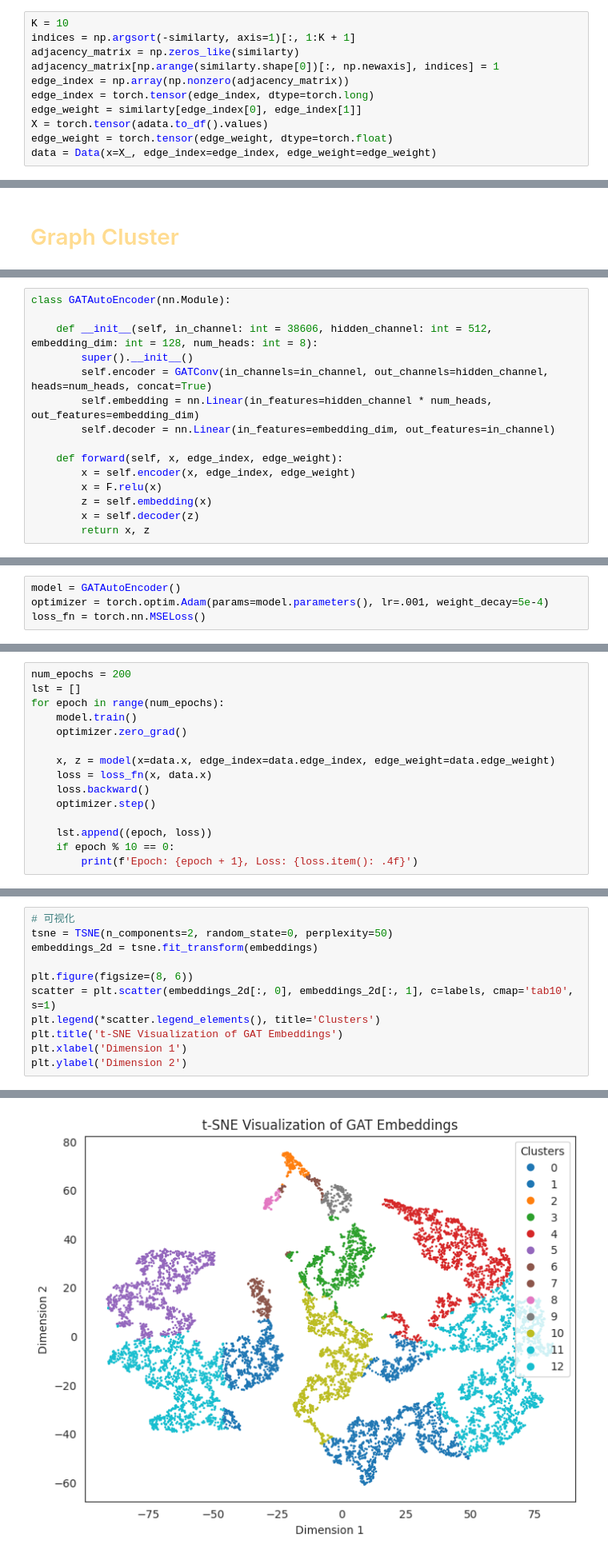
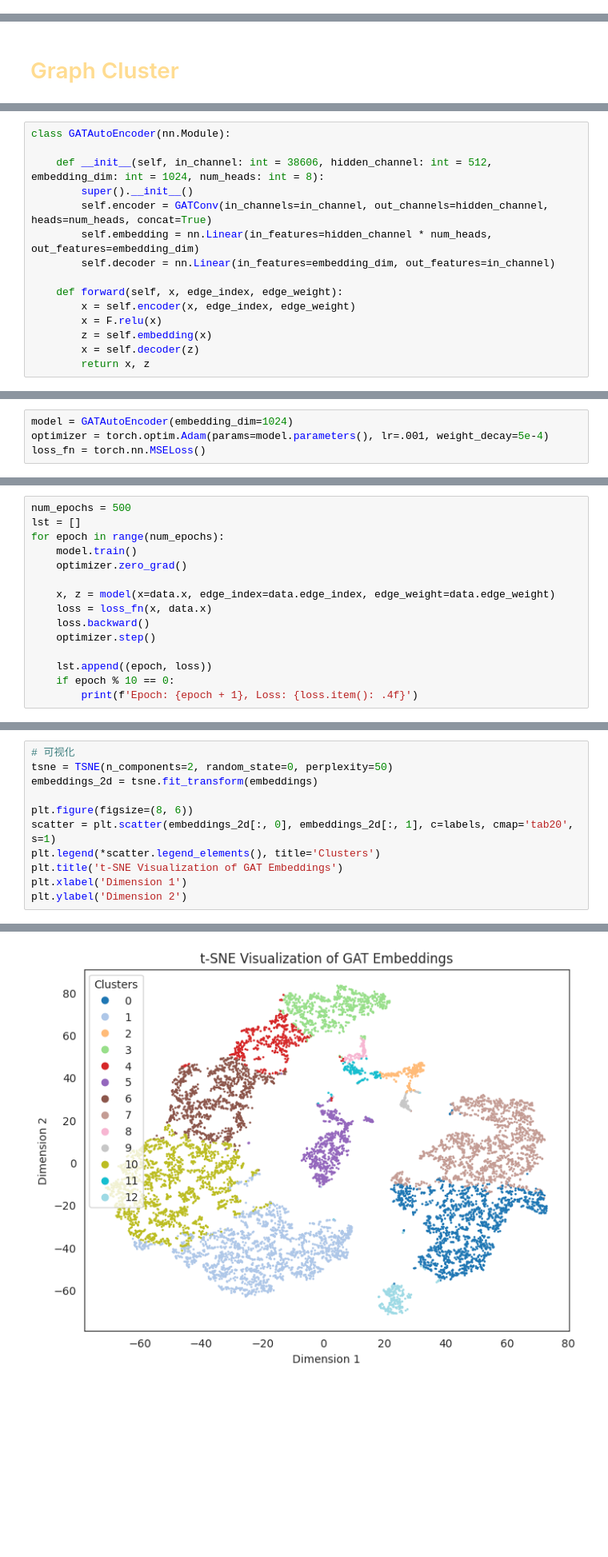
Before and after one commit to ryrl970311/GraphCausal, a Jupyter notebook: Cases/Reproduction/CreateGraphGEN-X.ipynb, the cells around one changed output, grey strips where cells are left out. Shown at 80% size. Saved outputs shown, nothing was run; the diff lists cells and outputs as text; blank space fills up the shorter version.

```diff
--- a/Cases/Reproduction/CreateGraphGEN-X.ipynb
+++ b/Cases/Reproduction/CreateGraphGEN-X.ipynb
@@ -253,11 +231,0 @@ time: 670 ms (started: 2024-09-30 17:50:31 +08:00)
-# %%
-K = 10
-indices = np.argsort(-similarty, axis=1)[:, 1:K + 1]
-adjacency_matrix = np.zeros_like(similarty)
-adjacency_matrix[np.arange(similarty.shape[0])[:, np.newaxis], indices] = 1
-edge_index = np.array(np.nonzero(adjacency_matrix))
-edge_index = torch.tensor(edge_index, dtype=torch.long)
-edge_weight = similarty[edge_index[0], edge_index[1]]
-X = torch.tensor(adata.to_df().values)
-edge_weight = torch.tensor(edge_weight, dtype=torch.float)
-data = Data(x=X_, edge_index=edge_index, edge_weight=edge_weight)
@@ -274,7 +240,7 @@ time: 2.05 s (started: 2024-09-30 15:09:55 +08:00)
 # %%
 class GATAutoEncoder(nn.Module):
 
-    def __init__(self, in_channel: int = 38606, hidden_channel: int = 512, embedding_dim: int = 128, num_heads: int = 8):
+    def __init__(self, in_channel: int = 38606, hidden_channel: int = 512, embedding_dim: int = 1024, num_heads: int = 8):
         super().__init__()
         self.encoder = GATConv(in_channels=in_channel, out_channels=hidden_channel, heads=num_heads, concat=True)
         self.embedding = nn.Linear(in_features=hidden_channel * num_heads, out_features=embedding_dim)
@@ -294,5 +257,5 @@ time: 1.41 s (started: 2024-09-30 17:50:54 +08:00)
 # %%
-model = GATAutoEncoder()
+model = GATAutoEncoder(embedding_dim=1024)
 optimizer = torch.optim.Adam(params=model.parameters(), lr=.001, weight_decay=5e-4)
 loss_fn = torch.nn.MSELoss()
 # %% [output]
@@ -300,5 +263,5 @@ time: 2.39 s (started: 2024-09-30 17:50:57 +08:00)
 # %%
-num_epochs = 200
+num_epochs = 500
 lst = []
 for epoch in range(num_epochs):
     model.train()
@@ -348,14 +319,14 @@ labels = kmeans.fit_predict(embeddings)
 # %%
 # 可视化
 tsne = TSNE(n_components=2, random_state=0, perplexity=50)
 embeddings_2d = tsne.fit_transform(embeddings)
 
 plt.figure(figsize=(8, 6))
-scatter = plt.scatter(embeddings_2d[:, 0], embeddings_2d[:, 1], c=labels, cmap='tab10', s=1)
+scatter = plt.scatter(embeddings_2d[:, 0], embeddings_2d[:, 1], c=labels, cmap='tab20', s=1)
 plt.legend(*scatter.legend_elements(), title='Clusters')
 plt.title('t-SNE Visualization of GAT Embeddings')
 plt.xlabel('Dimension 1')
 plt.ylabel('Dimension 2')
 # %% [output]
 Text(0, 0.5, 'Dimension 2')
-[figure, old version]
+[figure, new version]
```
Also changed, not shown: parts of 28 cells of this notebook, 2 other files.
